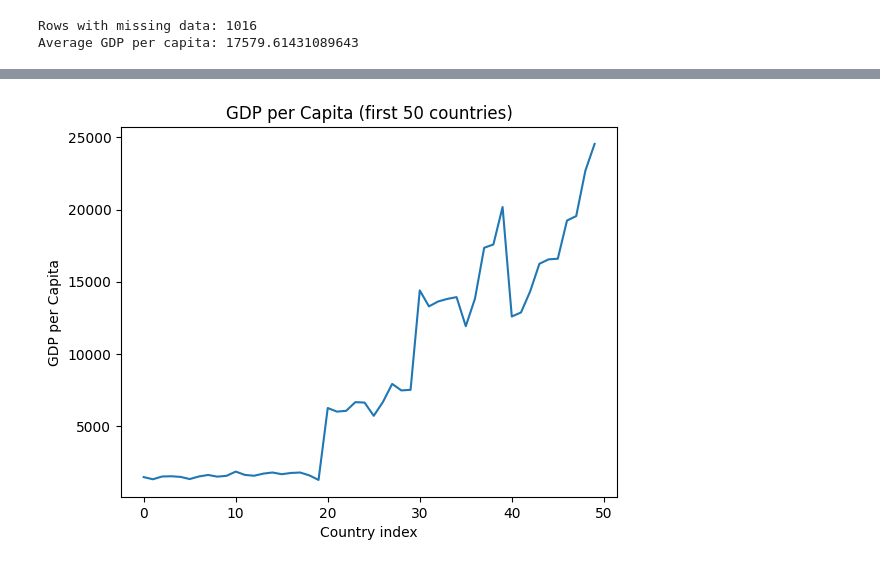
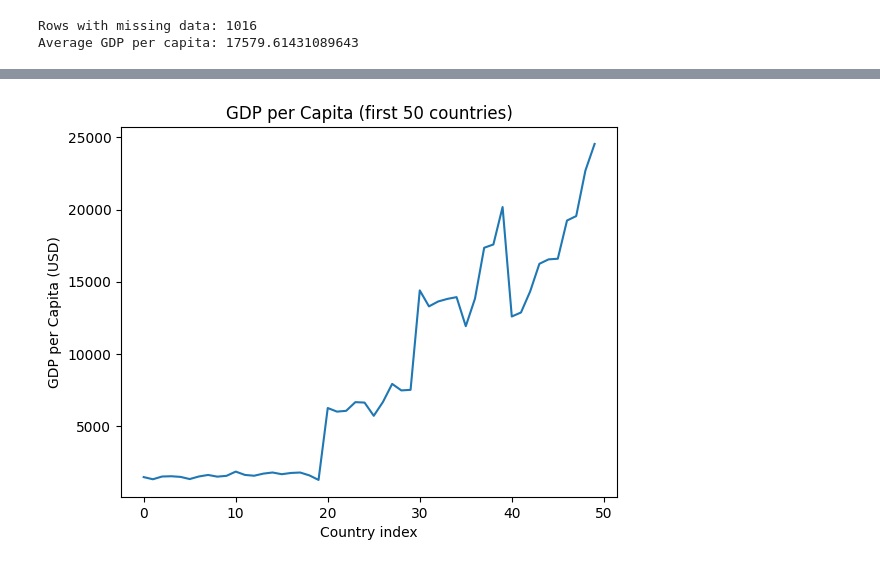
Before and after one commit to bracagliagiulia/wealth-of-nations-analysis, a Jupyter notebook: notebook/explore_healthcare_vs_economy.ipynb, the cells around one changed output, grey strips where cells are left out. Drawn from its saved outputs; the diff is of its cells as text; code cells hidden in the pictures.

```diff
--- a/notebook/explore_healthcare_vs_economy.ipynb
+++ b/notebook/explore_healthcare_vs_economy.ipynb
@@ -50,9 +78,9 @@ Average GDP per capita: 17579.61431089643
 # %%
-# Basic plot of GDP values
-plt.plot(gdp_values[:50])  # first 50 countries
+# --- Basic line plot of GDP per capita for the first 50 countries ---
+plt.plot(gdp_values[:50])
 plt.title("GDP per Capita (first 50 countries)")
 plt.xlabel("Country index")
-plt.ylabel("GDP per Capita")
+plt.ylabel("GDP per Capita (USD)")
 plt.show()
 # %% [output]
-[figure, old version]
+[figure, new version]
```
Also changed, not shown: parts of 13 cells of this notebook.
